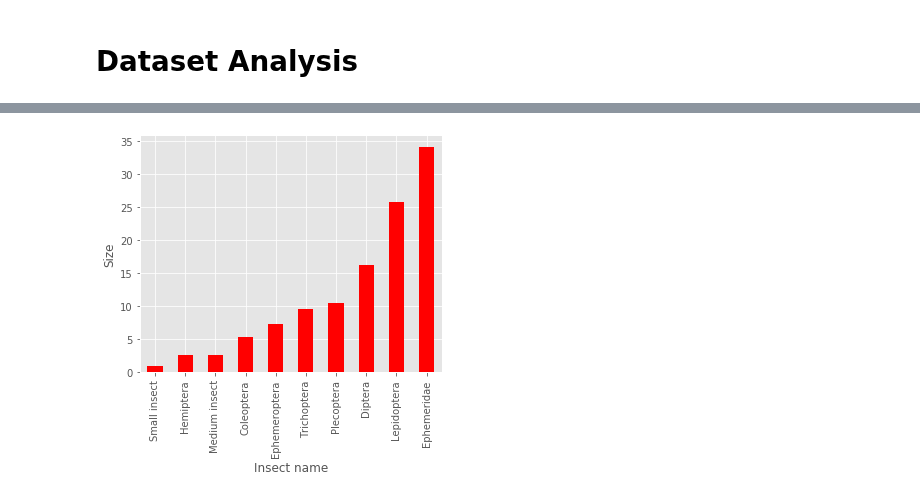
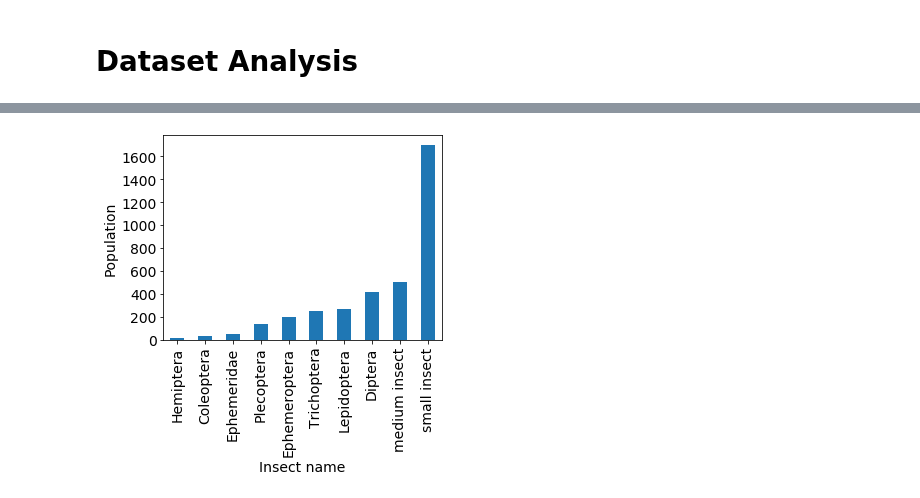
Before and after one commit to keiiti975/Insect_Phenology_Detector, a Jupyter notebook: result/classification/visualize_annotation/visualize_annotation.ipynb, the cells around one changed output, grey strips where cells are left out. Drawn from its saved outputs; the diff is of its cells as text; code cells hidden in the pictures.

Commit message:
fix visualize annotation

```diff
--- a/result/classification/visualize_annotation/visualize_annotation.ipynb
+++ b/result/classification/visualize_annotation/visualize_annotation.ipynb
@@ -46,6 +46,7 @@ for anno_folder in anno_folders:
     annos_name = ld(pj(root, anno_folder))
     annos.extend([pj(root, anno_folder, x) for x in annos_name])
 imgs  = ld(pj(root, "refined_images"))
+imgs = [img for img in imgs if img != ".ipynb_checkpoints"]
 imgs  = [pj(root, "refined_images", x) for x in imgs]
 # %%
 images = {file_id(im):np.array(Image.open(im)) for im in imgs}
@@ -119,0 +75,31 @@ size_df
+# %%
+def calculate_class_stat(H, W, C):
+    mean_size = []
+    labels, counts = np.unique(C, return_counts=True)
+    for label in labels:
+        label_filter = C == label
+        filtered_H = H[label_filter]
+        filtered_W = W[label_filter]
+        size = filtered_H * filtered_W
+        mean_size.append(size.mean())
+    return labels, counts, np.asarray(mean_size)
+
+def remove_unused_label(labels, counts, mean_size, unused_labels=[]):
+    for unused_label in unused_labels:
+        unused_filter = labels != unused_label
+        labels = labels[unused_filter]
+        counts = counts[unused_filter]
+        mean_size = mean_size[unused_filter]
+    return labels, counts, mean_size
+
+def get_relative_mean_size(mean_size):
+    min_size = mean_size.min()
+    relative_mean_size = mean_size / min_size
+    return relative_mean_size
+# %%
+unused_labels = ["snail", "spider"]
+labels, counts, mean_size = calculate_class_stat(H, W, C)
+labels, counts, mean_size = remove_unused_label(labels, counts, mean_size, unused_labels)
+relative_mean_size = get_relative_mean_size(mean_size)
+df = pd.DataFrame({"label": labels, "count": counts, "mSize": mean_size, "relative_mSize": relative_mean_size})
+df
@@ -119,0 +144,3 @@ size_df
+# %%
+count_sorted_df = df.sort_values("count")
+count_sorted_df
@@ -120,9 +159,9 @@ size_df
 # %%
 plt.rcParams['figure.figsize'] = (5,5)
-size_df.plot(kind="bar", x="label_name", y="insect_size", legend=False, color="red")
-plt.xlabel("Insect name")
-plt.ylabel("Size")
+count_sorted_df.plot(kind="bar", x="label", y="count", legend=False, fontsize=14)
+plt.xlabel("Insect name", fontsize=14)
+plt.ylabel("Population", fontsize=14)
 plt.tight_layout()
-plt.savefig("/home/tanida/デスクトップ/git/Insect_Phenology_Detector/result/classification/visualize_annotation/average_size.png")
+plt.savefig(pj(os.getcwd(), "result/classification/visualize_annotation", "population.png"))
 # %% [output]
-[figure, old version]
+[figure, new version]
```
Also changed, not shown: parts of 32 cells of this notebook, 4 other files.
